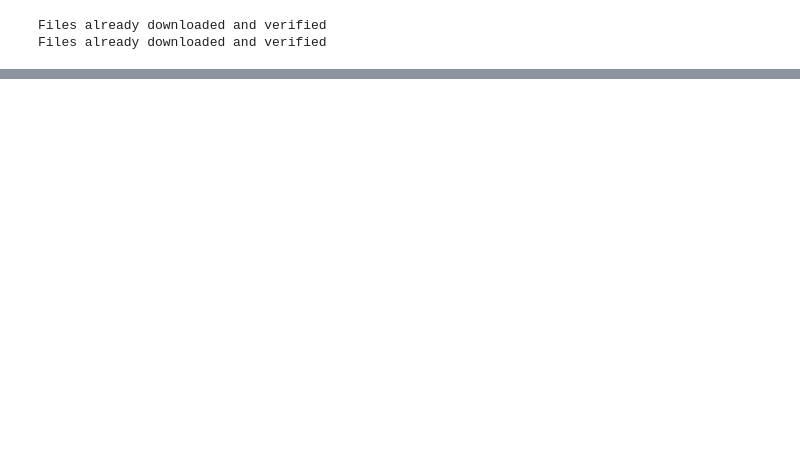
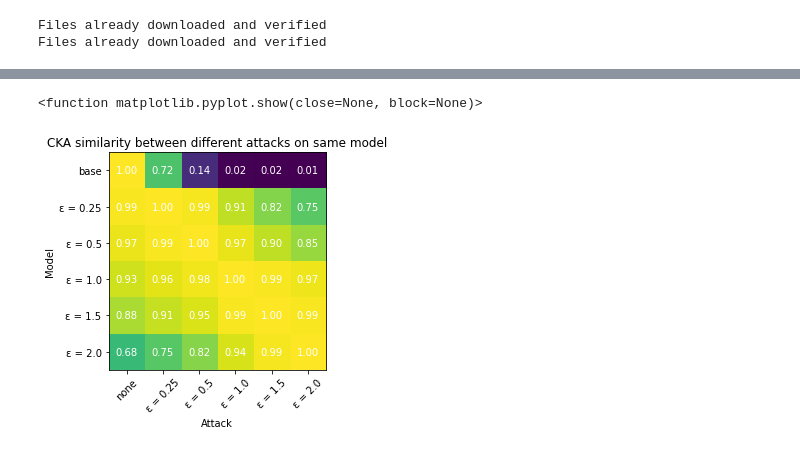
Before and after one commit to VSehwag/lifelong-robustness, a Jupyter notebook: cka.ipynb, the cells around one changed output, grey strips where cells are left out. Cells and saved outputs as stored; diff of their text form; code cells hidden in the pictures; blank space fills up the shorter version.

```diff
--- a/cka.ipynb
+++ b/cka.ipynb
@@ -304,0 +188,40 @@ for i in range(len(attacks)):
+# %%
+strengths = ['base', '0.25', '0.5', '1.0', '1.5', '2.0']
+heatmap_data2 = []
+for i in range(len(cifar_models)):
+    heatmap_m = []
+    for j in range(len(attacks)):
+        # print('Model ' + strengths[i] + ' vs Model ' + strengths[j])
+        cka = CKA.feature_space_linear_cka(adv_acts[i][i], adv_acts[i][j])
+        # cka = CKA.feature_space_linear_cka(benign_acts[i], benign_acts[j])
+        # print(str(cka))
+        # print()
+        heatmap_m.append(cka)
+    heatmap_data2.append(heatmap_m)
+
+    # print()
+# %%
+fig, ax = plt.subplots()
+im = ax.imshow(heatmap_data2)
+
+model_names = ['base', '\u03b5 = 0.25', '\u03b5 = 0.5', '\u03b5 = 1.0', '\u03b5 = 1.5', '\u03b5 = 2.0']
+attack_names = ['none', '\u03b5 = 0.25', '\u03b5 = 0.5', '\u03b5 = 1.0', '\u03b5 = 1.5', '\u03b5 = 2.0']
+
+ax.set_title('CKA similarity between different attacks on same model')
+
+ax.set_xlabel('Attack')
+ax.set_ylabel('Model')
+ax.set_xticks(np.arange(len(attack_names)))
+ax.set_yticks(np.arange(len(model_names)))
+ax.set_xticklabels(attack_names, rotation=45)
+ax.set_yticklabels(model_names)
+
+for i in range(len(cifar_models)):
+    for j in range(len(cifar_models)):
+        text = ax.text(j, i, '{:.2f}'.format(heatmap_data2[i][j]),
+                       ha="center", va="center", color="w")
+
+plt.show
+# %% [output]
+<function matplotlib.pyplot.show(close=None, block=None)>
+[figure, added]
```
Also changed, not shown: parts of 38 cells of this notebook.
